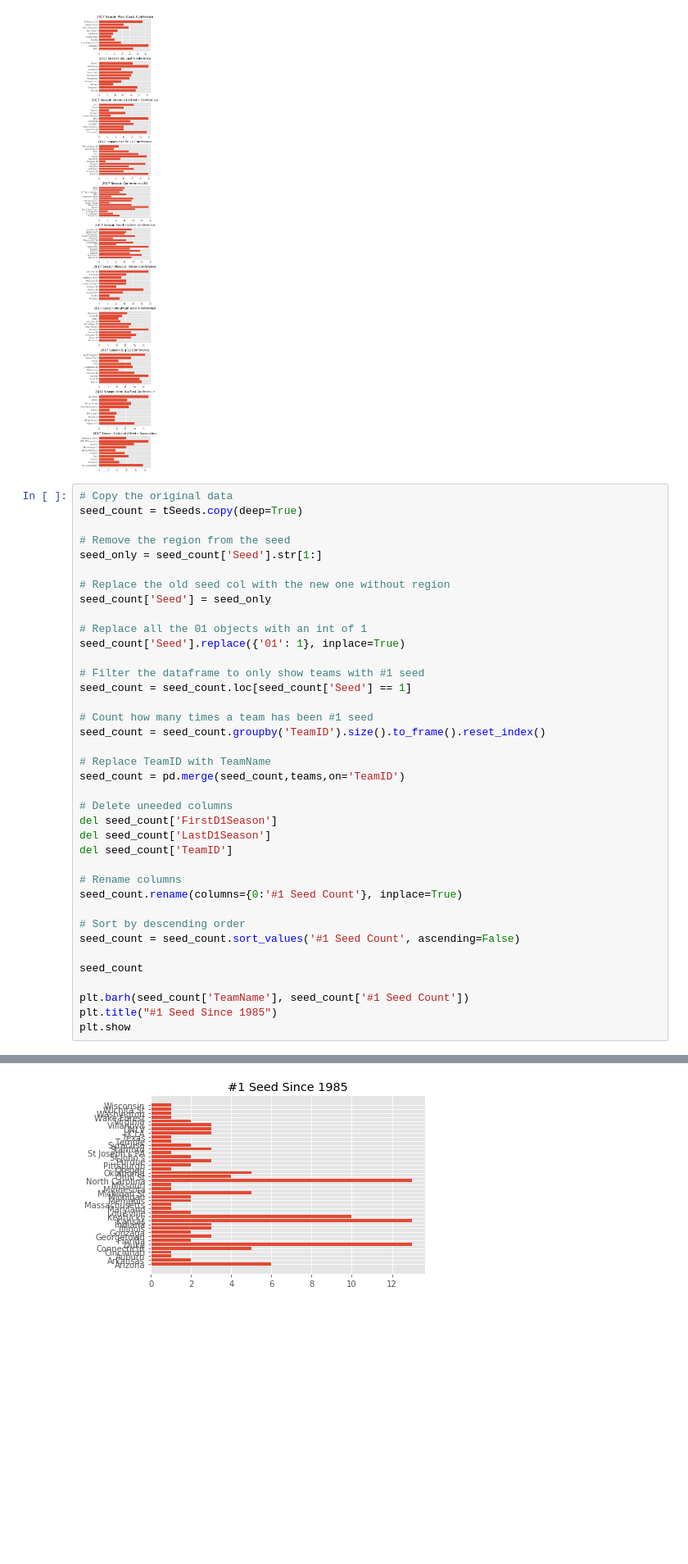
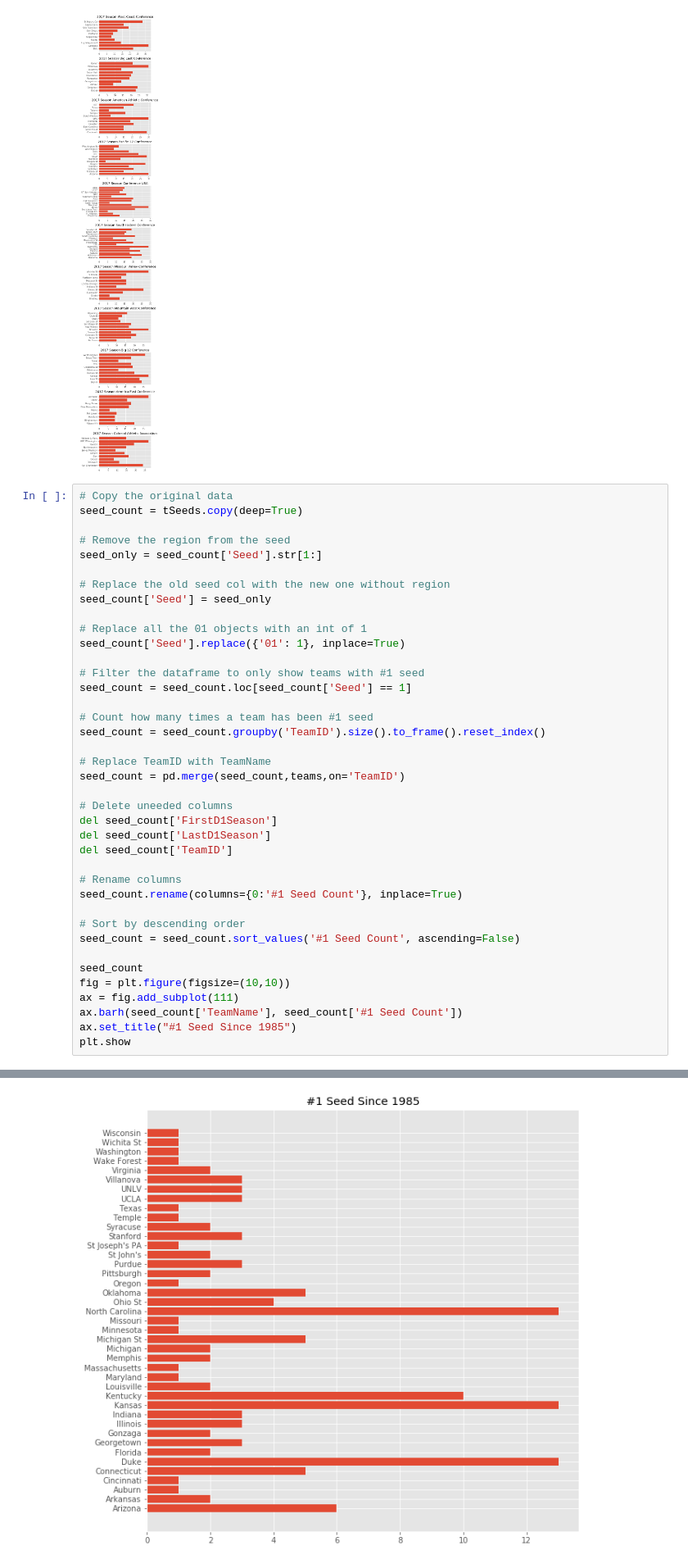
Before and after one commit to ssharif6/NCAA-March-Maddness, a Jupyter notebook: Final Resource.ipynb, the cells around one changed output, grey strips where cells are left out. Shown at 82% size. Cells and saved outputs as stored; diff of their text form; blank space fills up the shorter version.

Commit message:
fixed some of the plots

```diff
--- a/Final Resource.ipynb
+++ b/Final Resource.ipynb
@@ -169,37 +169,38 @@ seed_only = seed_count['Seed'].str[1:]
 # Replace the old seed col with the new one without region
 seed_count['Seed'] = seed_only
 
 # Replace all the 01 objects with an int of 1
 seed_count['Seed'].replace({'01': 1}, inplace=True)
 
 # Filter the dataframe to only show teams with #1 seed
 seed_count = seed_count.loc[seed_count['Seed'] == 1]
 
 # Count how many times a team has been #1 seed
 seed_count = seed_count.groupby('TeamID').size().to_frame().reset_index()
 
 # Replace TeamID with TeamName
 seed_count = pd.merge(seed_count,teams,on='TeamID')
 
 # Delete uneeded columns
 del seed_count['FirstD1Season']
 del seed_count['LastD1Season']
 del seed_count['TeamID']
 
 # Rename columns
 seed_count.rename(columns={0:'#1 Seed Count'}, inplace=True)
 
 # Sort by descending order
 seed_count = seed_count.sort_values('#1 Seed Count', ascending=False)
 
 seed_count
-
-plt.barh(seed_count['TeamName'], seed_count['#1 Seed Count'])
-plt.title("#1 Seed Since 1985")
+fig = plt.figure(figsize=(10,10))
+ax = fig.add_subplot(111)
+ax.barh(seed_count['TeamName'], seed_count['#1 Seed Count'])
+ax.set_title("#1 Seed Since 1985")
 plt.show
 # %% [output]
 <function matplotlib.pyplot.show>
-[figure, old version]
+[figure, new version]
 # %%
 # Group by winning team ID to see how many times a team has won since 1985
 num_wins = regCompRes.groupby('WTeamID').size().to_frame().reset_index()
```
Also changed, not shown: parts of 1 cell of this notebook, 1 other file.
